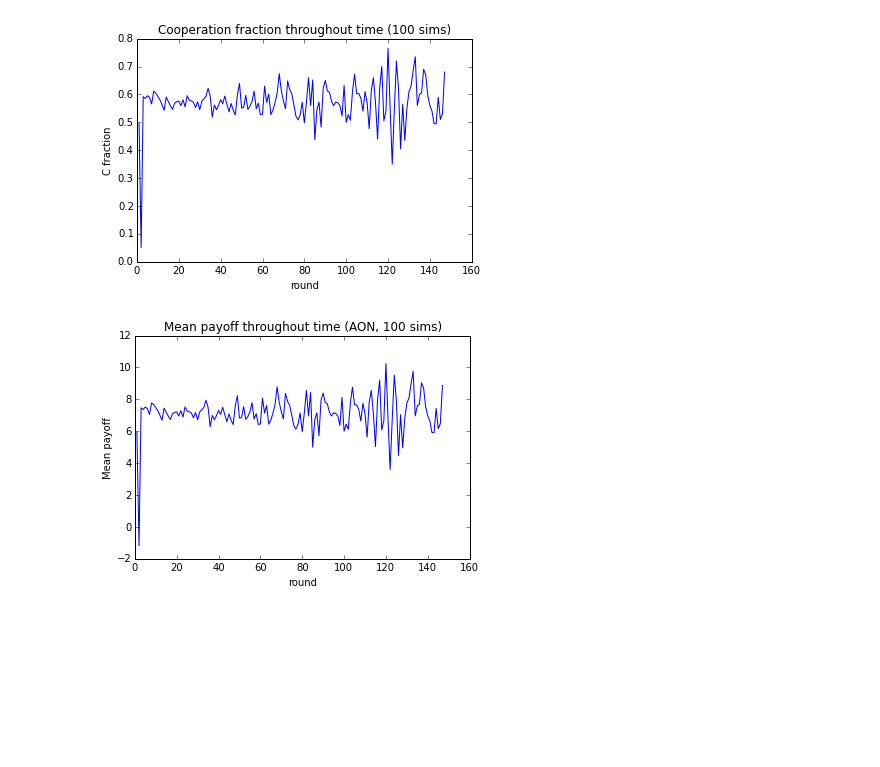
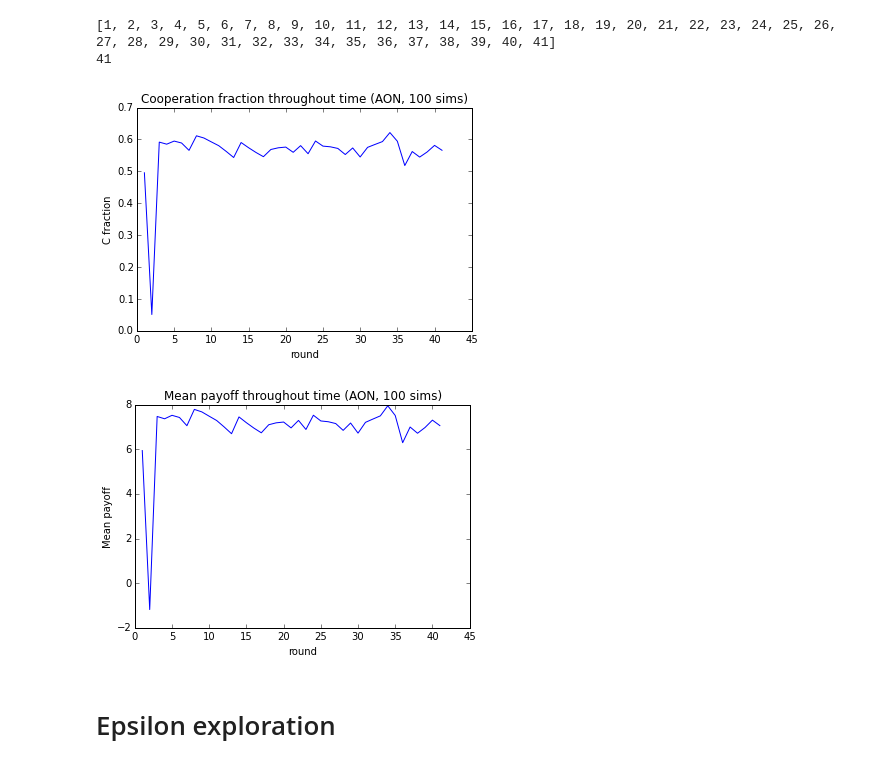
Before and after one commit to rubenvereecken/allornone, a Jupyter notebook: AllOrNone.ipynb, the cells around one changed output. Cells and saved outputs as stored; diff of their text form; code cells hidden in the pictures; blank space fills up the shorter version.

Commit message:
Introduced cutoff

```diff
--- a/AllOrNone.ipynb
+++ b/AllOrNone.ipynb
@@ -214,30 +214,35 @@ for sim in xrange(simulations):
     mean_payoffs = game.mean_payoff_throughout_time()
     payoffs_per_sim.append(mean_payoffs)
 
-
-mean_contributor_fractions = unequal_mean(contributors_per_sim)
-mean_payoffs = unequal_mean(payoffs_per_sim)
+# Cutoff means that we only calculate the mean of a point if at least <cutoff> points have contributed to that mean
+cutoff = simulations / 4.
+mean_contributor_fractions = unequal_mean(contributors_per_sim, cutoff)
+mean_payoffs = unequal_mean(payoffs_per_sim, cutoff)
 max_rounds = max(rounds_per_sim)
 # %%
 %matplotlib inline
 
 plt.clf()  # Clear previous figure
-xs = range(1, max_rounds+1)
+xs = range(1, len(mean_contributor_fractions)+1)
+print xs
+print len(mean_contributor_fractions)
 
 plt.xlabel('round')
 plt.ylabel('C fraction')
 title = 'Cooperation fraction throughout time (AON, {} sims)'.format(simulations)
 plt.title(title)
 
 plt.plot(xs, mean_contributor_fractions)
 plt.savefig('img/' + title + '.png')
 # %% [output]
+[1, 2, 3, 4, 5, 6, 7, 8, 9, 10, 11, 12, 13, 14, 15, 16, 17, 18, 19, 20, 21, 22, 23, 24, 25, 26, 27, 28, 29, 30, 31, 32, 33, 34, 35, 36, 37, 38, 39, 40, 41]
+41
-[figure, old version]
+[figure, new version]
 # %%
 %matplotlib inline
 
 plt.clf()  # Clear previous figure
-xs = range(1, max_rounds+1)
+xs = range(1, len(mean_payoffs)+1)
 
 plt.xlabel('round')
 plt.ylabel('Mean payoff')
@@ -247,4 +252,6 @@ plt.title(title)
 plt.plot(xs, mean_payoffs)
 plt.savefig('img/' + title + '.png')
 # %% [output]
-[figure, old version]
+[figure, new version]
+# %% [markdown]
+# Epsilon exploration
```
